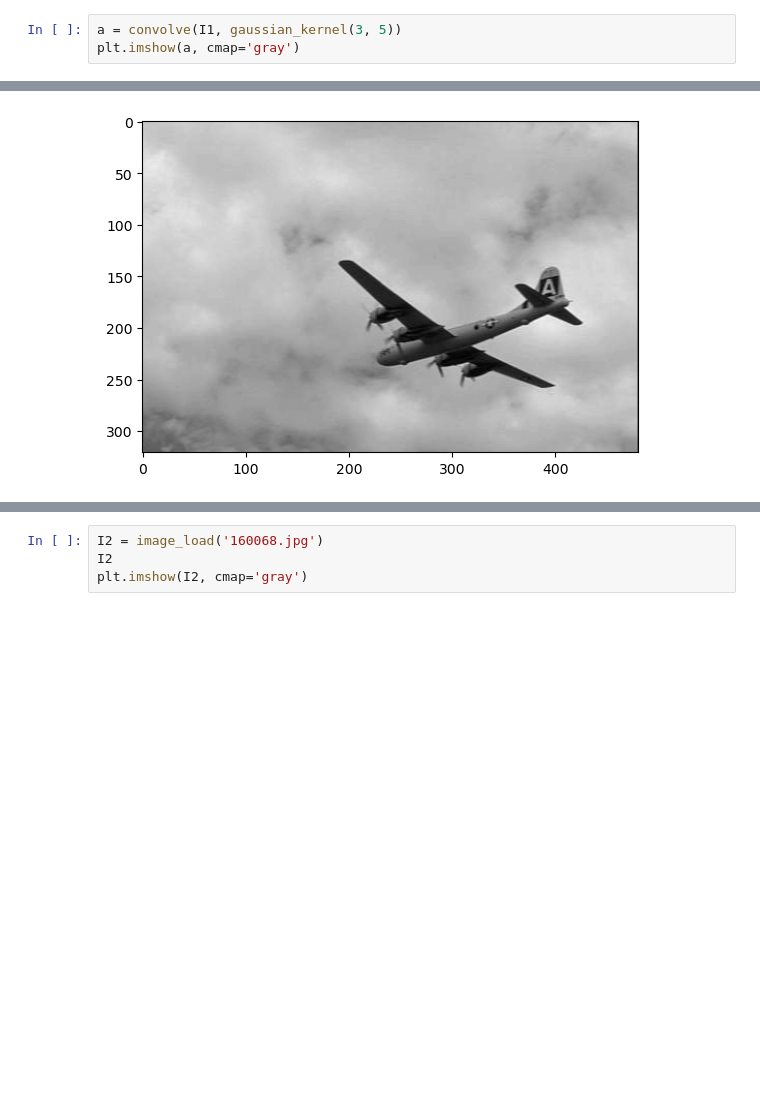
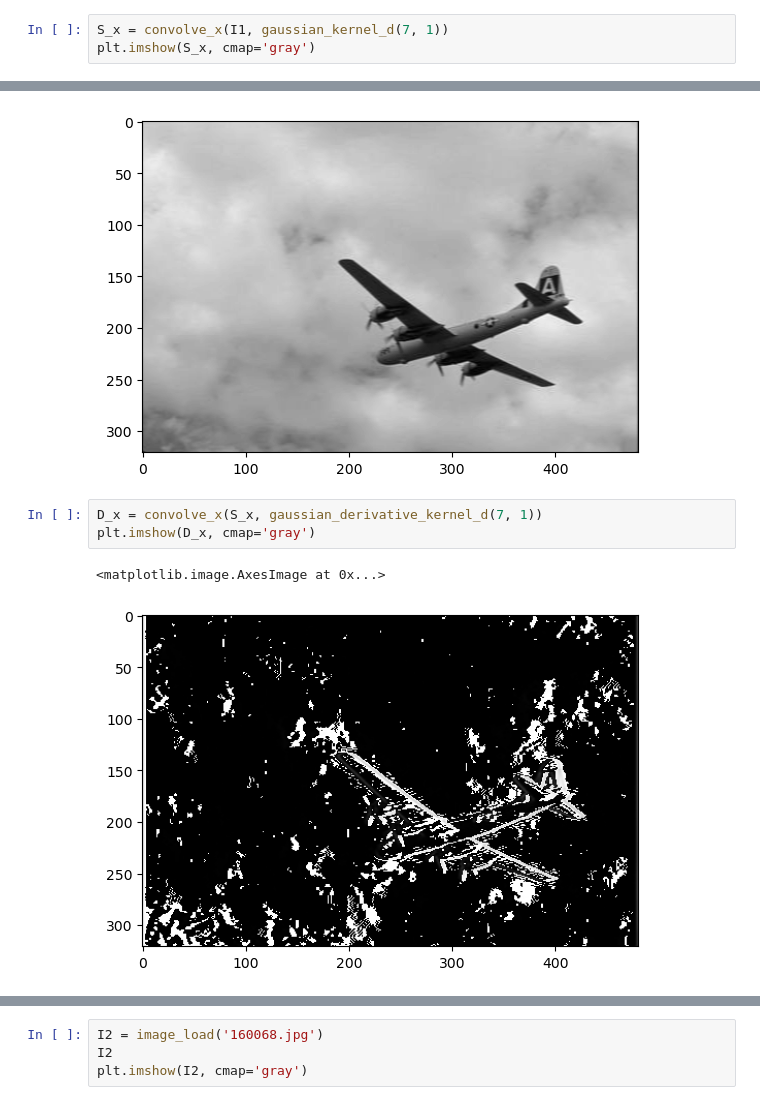
Before and after one commit to sina6990/CV-CAP5415, a Jupyter notebook: Canny.ipynb, the cells around one changed output, grey strips where cells are left out. Saved outputs shown, nothing was run; the diff lists cells and outputs as text; blank space fills up the shorter version.

```diff
--- a/Canny.ipynb
+++ b/Canny.ipynb
@@ -137,8 +155,14 @@ plt.imshow(I1, cmap='gray')
 <matplotlib.image.AxesImage at 0x...>
 [figure]
 # %%
-a = convolve(I1, gaussian_kernel(3, 5))
-plt.imshow(a, cmap='gray')
+S_x = convolve_x(I1, gaussian_kernel_d(7, 1))
+plt.imshow(S_x, cmap='gray')
 # %% [output]
 <matplotlib.image.AxesImage at 0x...>
 [figure]
+# %%
+D_x = convolve_x(S_x, gaussian_derivative_kernel_d(7, 1))
+plt.imshow(D_x, cmap='gray')
+# %% [output]
+<matplotlib.image.AxesImage at 0x...>
+[figure, added]
```
Also changed, not shown: parts of 17 cells of this notebook.
